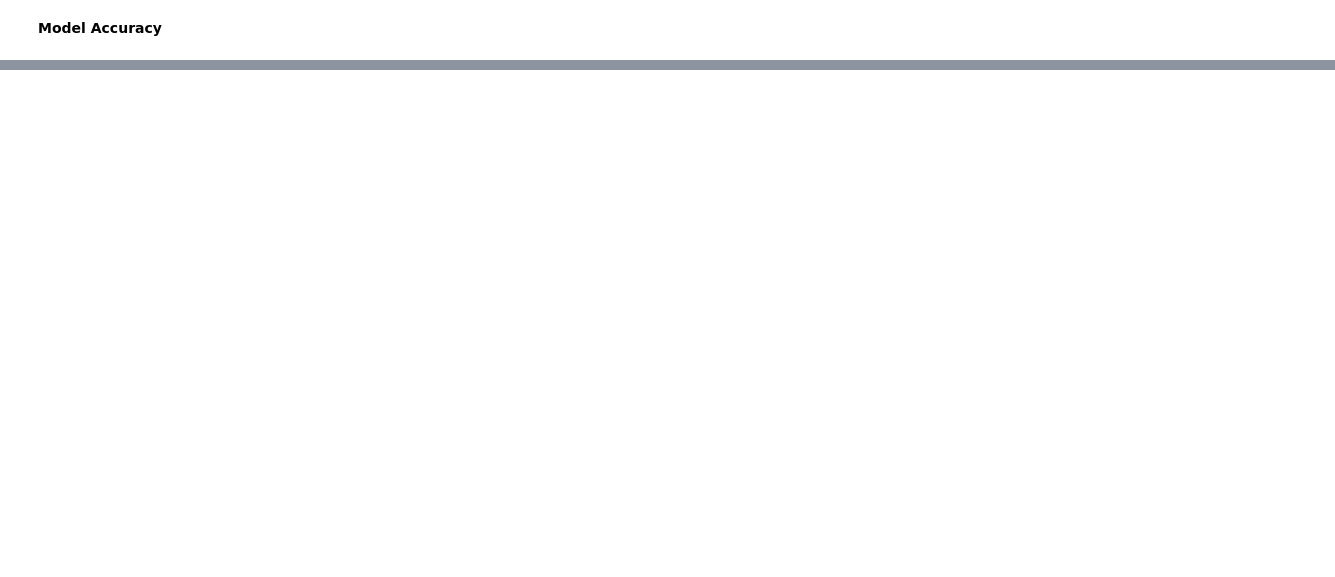
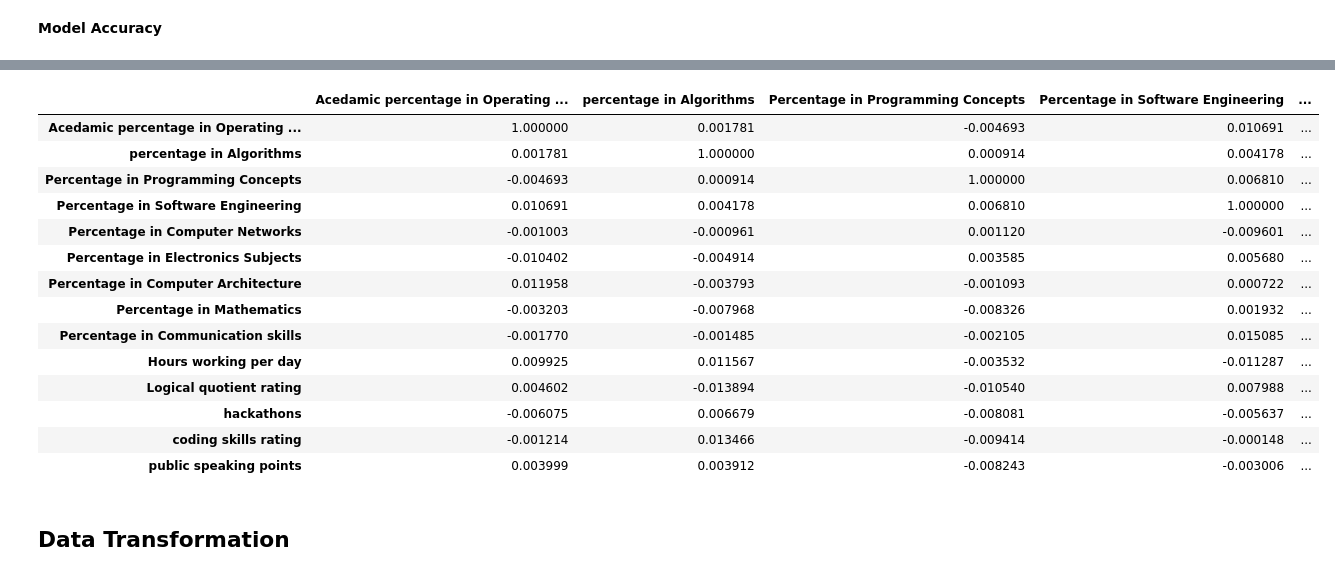
Before and after one commit to Amitesh-191885/Analysis, a Jupyter notebook: ProjectsY.ipynb, the cells around one changed output, grey strips where cells are left out. Cells and saved outputs as stored; diff of their text form; code cells hidden in the pictures; blank space fills up the shorter version.

```diff
--- a/ProjectsY.ipynb
+++ b/ProjectsY.ipynb
@@ -622,0 +656,3 @@ weighted avg       0.97      0.97      0.97       540
+# %%
+url = "https://raw.githubusercontent.com/Amitesh-191885/hackathon2022/main/dataset.csv"
+df_career = pd.read_csv(url)
@@ -622,0 +753,20 @@ weighted avg       0.97      0.97      0.97       540
+# %%
+df_career.corr()
+# %% [output]
+|  | Acedamic percentage in Operating ... | percentage in Algorithms | Percentage in Programming Concepts | Percentage in Software Engineering | ... |
+| Acedamic percentage in Operating ... | 1.000000 | 0.001781 | -0.004693 | 0.010691 | ... |
+| percentage in Algorithms | 0.001781 | 1.000000 | 0.000914 | 0.004178 | ... |
+| Percentage in Programming Concepts | -0.004693 | 0.000914 | 1.000000 | 0.006810 | ... |
+| Percentage in Software Engineering | 0.010691 | 0.004178 | 0.006810 | 1.000000 | ... |
+| Percentage in Computer Networks | -0.001003 | -0.000961 | 0.001120 | -0.009601 | ... |
+| Percentage in Electronics Subjects | -0.010402 | -0.004914 | 0.003585 | 0.005680 | ... |
+| Percentage in Computer Architecture | 0.011958 | -0.003793 | -0.001093 | 0.000722 | ... |
+| Percentage in Mathematics | -0.003203 | -0.007968 | -0.008326 | 0.001932 | ... |
+| Percentage in Communication skills | -0.001770 | -0.001485 | -0.002105 | 0.015085 | ... |
+| Hours working per day | 0.009925 | 0.011567 | -0.003532 | -0.011287 | ... |
+| Logical quotient rating | 0.004602 | -0.013894 | -0.010540 | 0.007988 | ... |
+| hackathons | -0.006075 | 0.006679 | -0.008081 | -0.005637 | ... |
+| coding skills rating | -0.001214 | 0.013466 | -0.009414 | -0.000148 | ... |
+| public speaking points | 0.003999 | 0.003912 | -0.008243 | -0.003006 | ... |
+# %% [markdown]
+## Data Transformation
```
Also changed, not shown: parts of 82 cells of this notebook.
